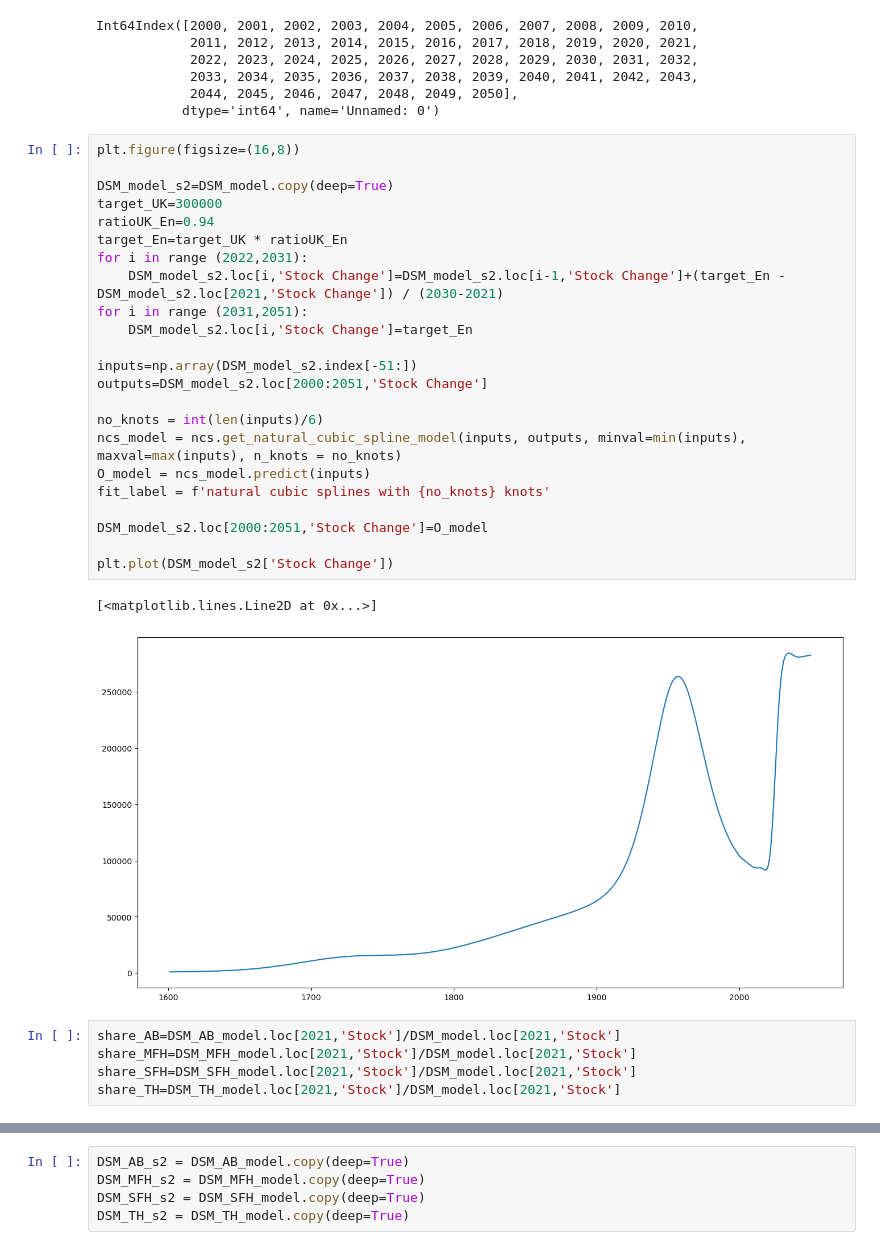
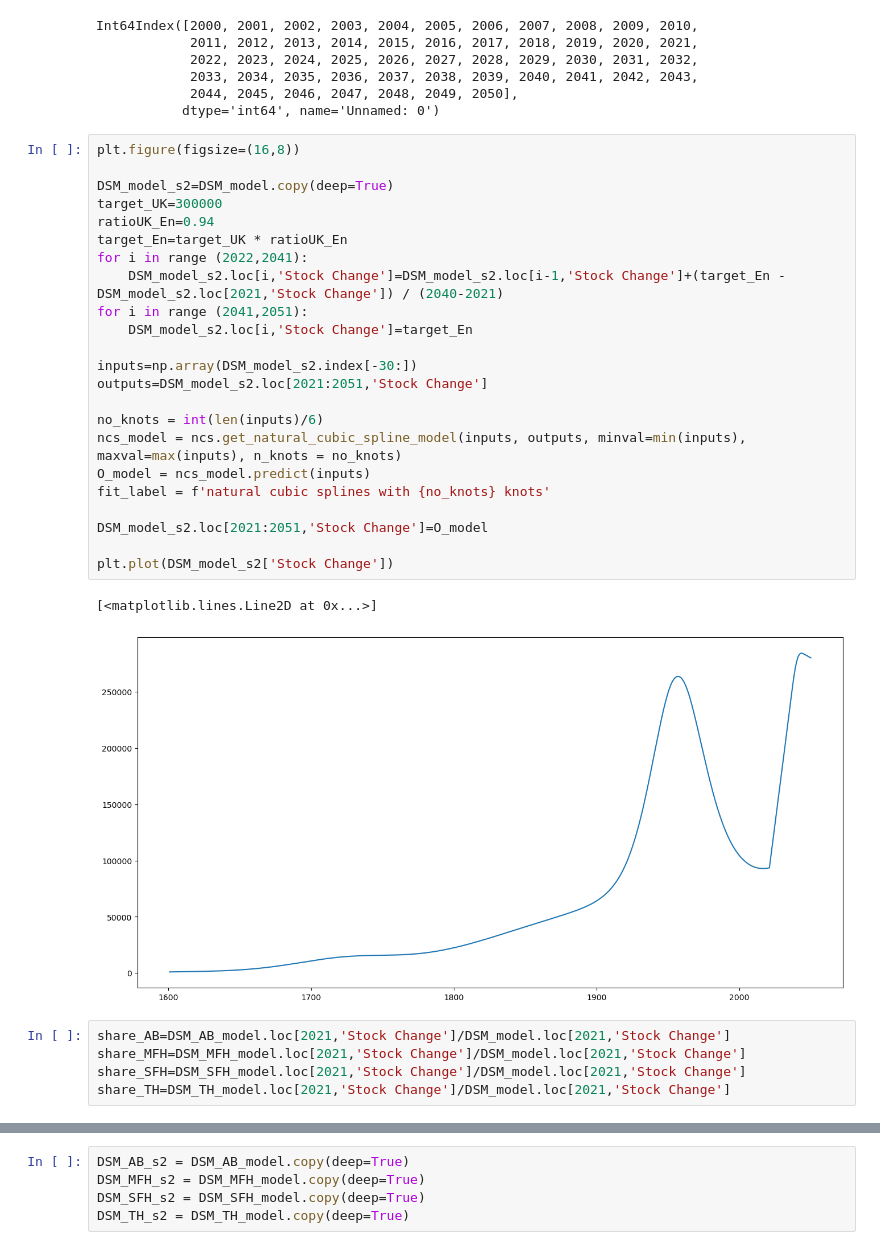
Before and after one commit to tiffanyth/MFA-dwelling, a Jupyter notebook: 4-scenarios.ipynb, the cells around one changed output, grey strips where cells are left out. Saved outputs shown, nothing was run; the diff lists cells and outputs as text.

```diff
--- a/4-scenarios.ipynb
+++ b/4-scenarios.ipynb
@@ -67,34 +68,34 @@ Int64Index([2000, 2001, 2002, 2003, 2004, 2005, 2006, 2007, 2008, 2009, 2010,
 # %%
 plt.figure(figsize=(16,8))
 
 DSM_model_s2=DSM_model.copy(deep=True)
 target_UK=300000
 ratioUK_En=0.94
 target_En=target_UK * ratioUK_En
-for i in range (2022,2031):
-    DSM_model_s2.loc[i,'Stock Change']=DSM_model_s2.loc[i-1,'Stock Change']+(target_En - DSM_model_s2.loc[2021,'Stock Change']) / (2030-2021)
-for i in range (2031,2051):
+for i in range (2022,2041):
+    DSM_model_s2.loc[i,'Stock Change']=DSM_model_s2.loc[i-1,'Stock Change']+(target_En - DSM_model_s2.loc[2021,'Stock Change']) / (2040-2021)
+for i in range (2041,2051):
     DSM_model_s2.loc[i,'Stock Change']=target_En
 
-inputs=np.array(DSM_model_s2.index[-51:])
-outputs=DSM_model_s2.loc[2000:2051,'Stock Change']
+inputs=np.array(DSM_model_s2.index[-30:])
+outputs=DSM_model_s2.loc[2021:2051,'Stock Change']
 
 no_knots = int(len(inputs)/6)
 ncs_model = ncs.get_natural_cubic_spline_model(inputs, outputs, minval=min(inputs), maxval=max(inputs), n_knots = no_knots)
 O_model = ncs_model.predict(inputs)
 fit_label = f'natural cubic splines with {no_knots} knots'
 
-DSM_model_s2.loc[2000:2051,'Stock Change']=O_model
+DSM_model_s2.loc[2021:2051,'Stock Change']=O_model
 
 plt.plot(DSM_model_s2['Stock Change'])
 # %% [output]
 [<matplotlib.lines.Line2D at 0x...>]
-[figure, old version]
+[figure, new version]
 # %%
-share_AB=DSM_AB_model.loc[2021,'Stock']/DSM_model.loc[2021,'Stock']
-share_MFH=DSM_MFH_model.loc[2021,'Stock']/DSM_model.loc[2021,'Stock']
-share_SFH=DSM_SFH_model.loc[2021,'Stock']/DSM_model.loc[2021,'Stock']
-share_TH=DSM_TH_model.loc[2021,'Stock']/DSM_model.loc[2021,'Stock']
+share_AB=DSM_AB_model.loc[2021,'Stock Change']/DSM_model.loc[2021,'Stock Change']
+share_MFH=DSM_MFH_model.loc[2021,'Stock Change']/DSM_model.loc[2021,'Stock Change']
+share_SFH=DSM_SFH_model.loc[2021,'Stock Change']/DSM_model.loc[2021,'Stock Change']
+share_TH=DSM_TH_model.loc[2021,'Stock Change']/DSM_model.loc[2021,'Stock Change']
 # %%
 plt.figure(figsize=(16,8))
 
```
Also changed, not shown: parts of 27 cells of this notebook.
